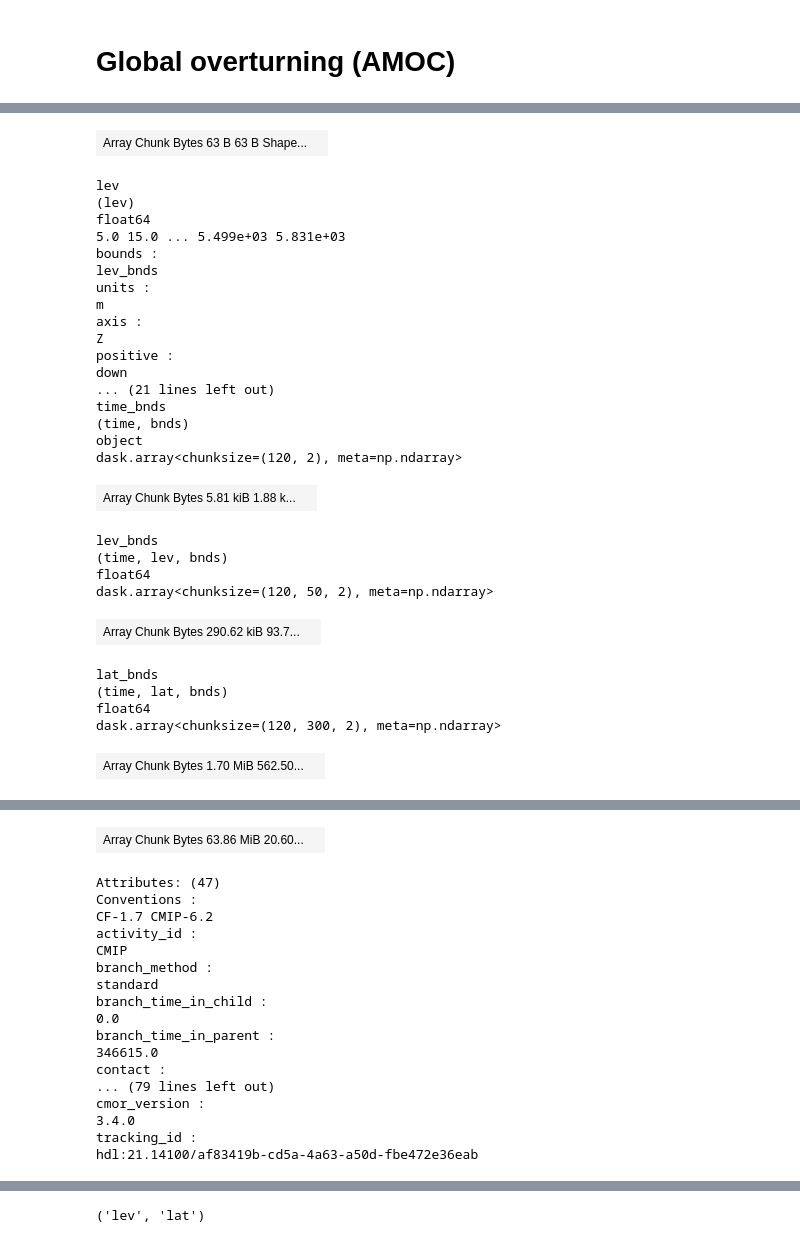
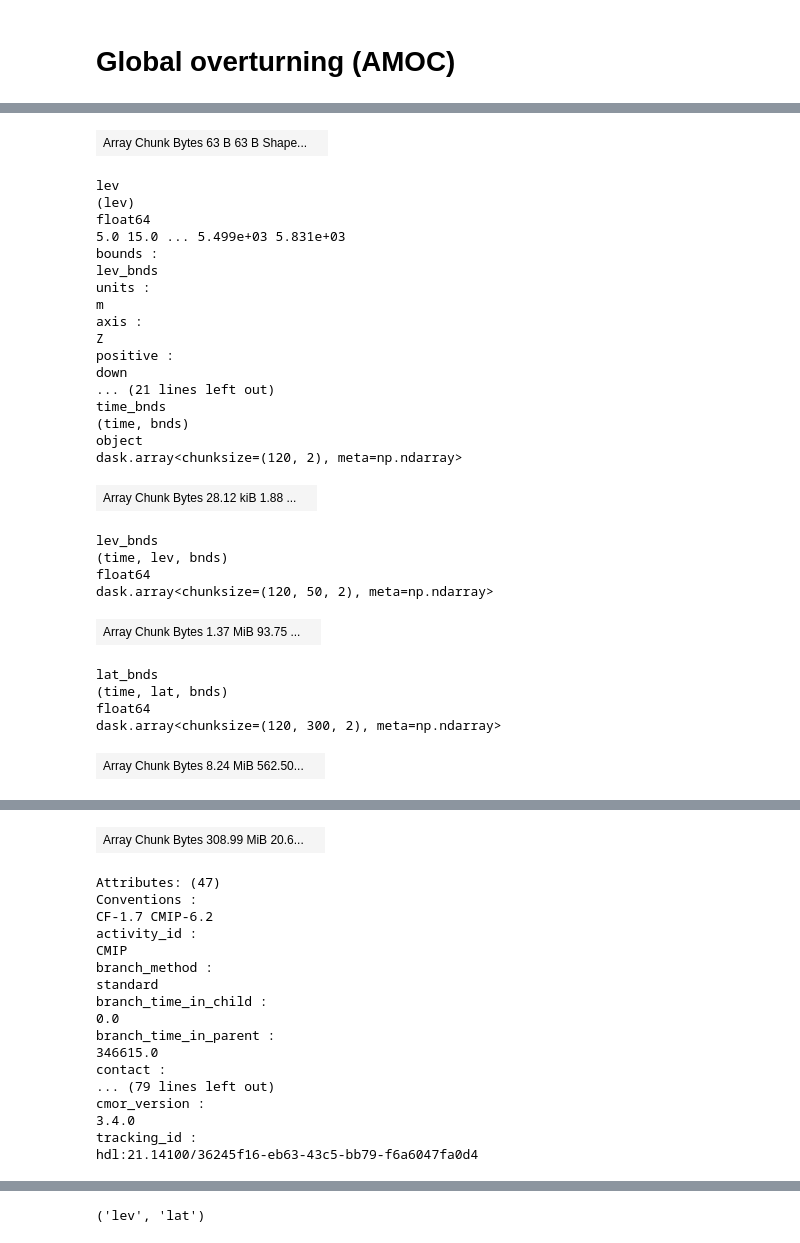
Before and after one commit to ars599/rp2monsoon, a Jupyter notebook: work_moc/get_amoc_ctrl_v2.ipynb, the cells around one changed output, grey strips where cells are left out. Saved outputs shown, nothing was run; the diff lists cells and outputs as text; code cells hidden in the pictures.

```diff
--- a/work_moc/get_amoc_ctrl_v2.ipynb
+++ b/work_moc/get_amoc_ctrl_v2.ipynb
@@ -10,11 +10,9 @@ import matplotlib.pyplot as plt
 # %% [markdown]
 <H1>Global overturning (AMOC)</H1>
 # %%
-idir = '/g/data/p66/ars599/CMIP6/APP_output/CMIP6/CMIP/CSIRO-ARCCSS/ACCESS-CM2/piControl/r1i1p2f1/Omon/msftmz/gn/v20230516/'
-f1name = idir+'msftmz_Omon_ACCESS-CM2_piControl_r1i1p2f1_gn_0*.nc'
-
-idir = '/g/data/p66/ars599/CMIP6/APP_output/CMIP6/CMIP/CSIRO-ARCCSS/ACCESS-CM2/piControl/r1i1p3f1/Omon/msftmz/gn/v20230517/'
-f2name = idir+'msftmz_Omon_ACCESS-CM2_piControl_r1i1p3f1_gn_0*.nc'
+idir = '/g/data/p66/ars599/CMIP6/APP_output/CMIP6/CMIP/CSIRO-ARCCSS/ACCESS-CM2/piControl/'
+f1name = idir+'r1i1p2f1/Omon/msftmz/gn/v20230616/msftmz_Omon_ACCESS-CM2_piControl_r1i1p2f1_gn_0*.nc'
+f2name = idir+'r1i1p3f1/Omon/msftmz/gn/v20230517/msftmz_Omon_ACCESS-CM2_piControl_r1i1p3f1_gn_0*.nc'
 
 # ds = xr.open_dataset(fname)
 ds1 = xr.open_mfdataset(f1name, combine='by_coords')
@@ -30,44 +28,44 @@ bnds: 2
 basin: 3
 lev: 50
 lat: 300
 Coordinates: (4)
 time
 (time)
 object
 ... (14 lines left out)
 long_name :
 ocean basin
 standard_name :
 region
 | Array Chunk Bytes 63 B 63 B Shape... |  |
 lev
 (lev)
 float64
 5.0 15.0 ... 5.499e+03 5.831e+03
 bounds :
 lev_bnds
 units :
 m
 axis :
 Z
 positive :
 down
 ... (21 lines left out)
 time_bnds
 (time, bnds)
 object
 dask.array<chunksize=(120, 2), meta=np.ndarray>
-| Array Chunk Bytes 5.81 kiB 1.88 k... |  |
+| Array Chunk Bytes 28.12 kiB 1.88 ... |  |
 lev_bnds
 (time, lev, bnds)
 float64
 dask.array<chunksize=(120, 50, 2), meta=np.ndarray>
-| Array Chunk Bytes 290.62 kiB 93.7... |  |
+| Array Chunk Bytes 1.37 MiB 93.75 ... |  |
 lat_bnds
 (time, lat, bnds)
 float64
 dask.array<chunksize=(120, 300, 2), meta=np.ndarray>
-| Array Chunk Bytes 1.70 MiB 562.50... |  |
+| Array Chunk Bytes 8.24 MiB 562.50... |  |
 msftmz
 (time, basin, lev, lat)
 float32
@@ -87,4 +85,4 @@ history :
-| Array Chunk Bytes 63.86 MiB 20.60... |  |
+| Array Chunk Bytes 308.99 MiB 20.6... |  |
 Attributes: (47)
 Conventions :
 CF-1.7 CMIP-6.2
@@ -101,7 +99,7 @@ contact :
 cmor_version :
 3.4.0
 tracking_id :
-hdl:21.14100/af83419b-cd5a-4a63-a50d-fbe472e36eab
+hdl:21.14100/36245f16-eb63-43c5-bb79-f6a6047fa0d4
 # %%
 '''
 https://mom6-analysiscookbook.readthedocs.io/en/latest/notebooks/Overturning.html
```
Also changed, not shown: parts of 8 cells of this notebook.
